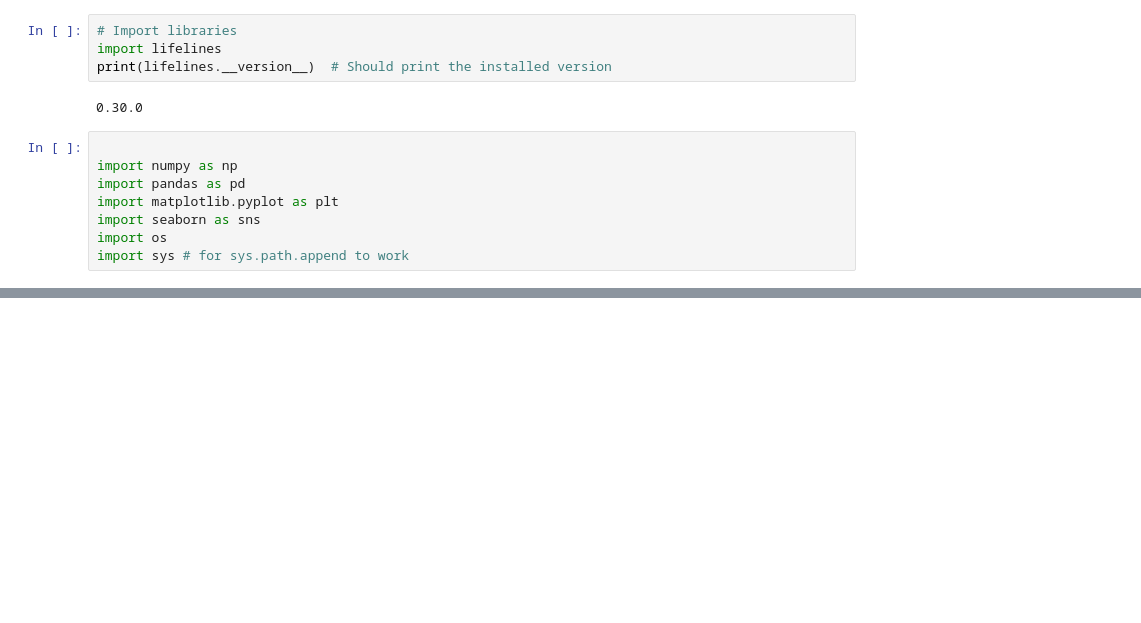
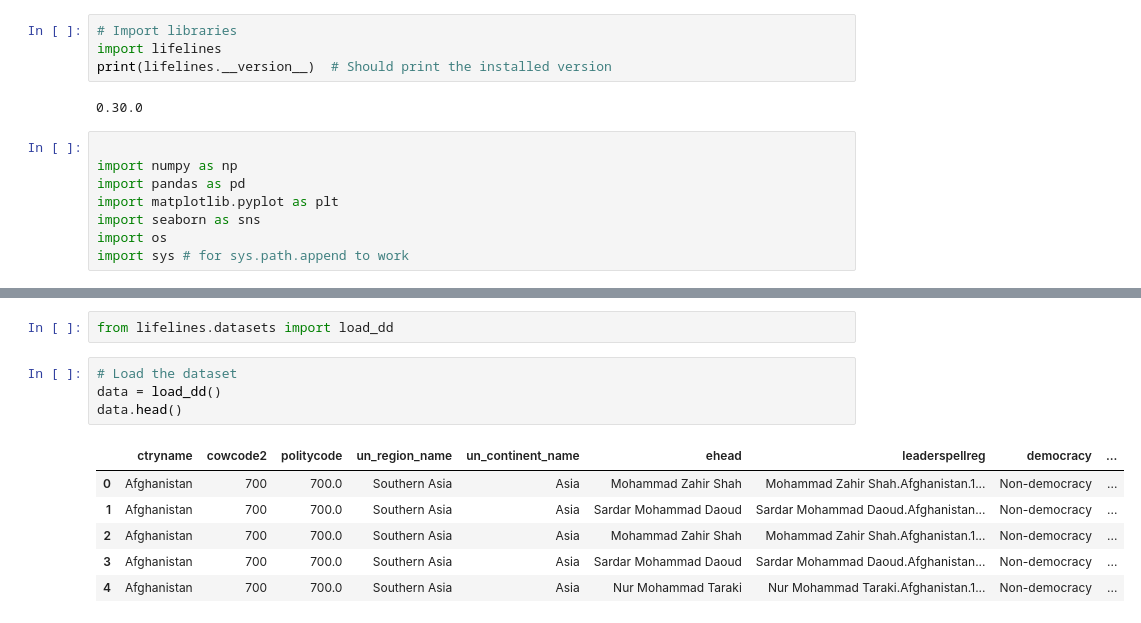
Before and after one commit to davidzhao1015/survival-analysis-case-example, a Jupyter notebook: survival-analysis-reproduce.ipynb, the cells around one changed output, grey strips where cells are left out. Cells and saved outputs as stored; diff of their text form; blank space fills up the shorter version.

```diff
--- a/survival-analysis-reproduce.ipynb
+++ b/survival-analysis-reproduce.ipynb
@@ -53,0 +65,13 @@ import sys # for sys.path.append to work
+# %%
+from lifelines.datasets import load_dd
+# %%
+# Load the dataset
+data = load_dd()
+data.head()
+# %% [output]
+|  | ctryname | cowcode2 | politycode | un_region_name | un_continent_name | ehead | leaderspellreg | democracy | ... |
+| 0 | Afghanistan | 700 | 700.0 | Southern Asia | Asia | Mohammad Zahir Shah | Mohammad Zahir Shah.Afghanistan.1... | Non-democracy | ... |
+| 1 | Afghanistan | 700 | 700.0 | Southern Asia | Asia | Sardar Mohammad Daoud | Sardar Mohammad Daoud.Afghanistan... | Non-democracy | ... |
+| 2 | Afghanistan | 700 | 700.0 | Southern Asia | Asia | Mohammad Zahir Shah | Mohammad Zahir Shah.Afghanistan.1... | Non-democracy | ... |
+| 3 | Afghanistan | 700 | 700.0 | Southern Asia | Asia | Sardar Mohammad Daoud | Sardar Mohammad Daoud.Afghanistan... | Non-democracy | ... |
+| 4 | Afghanistan | 700 | 700.0 | Southern Asia | Asia | Nur Mohammad Taraki | Nur Mohammad Taraki.Afghanistan.1... | Non-democracy | ... |
```
Also changed, not shown: parts of 23 cells of this notebook.
